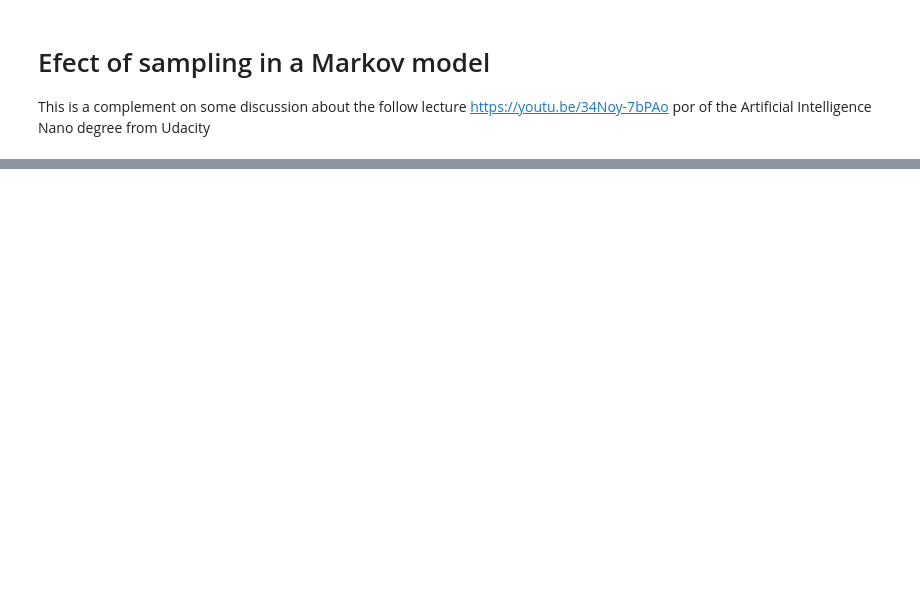
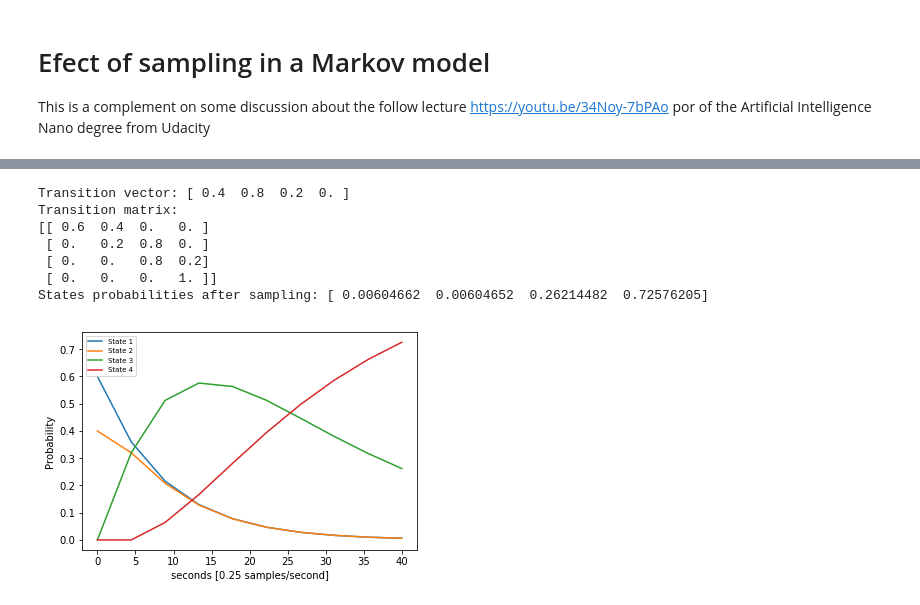
Before and after one commit to jganzabal/Sampling-Markov-Model-Example, a Jupyter notebook: Sampling Markov Model.ipynb, the cells around one changed output, grey strips where cells are left out. Drawn from its saved outputs; the diff is of its cells as text; code cells hidden in the pictures; blank space fills up the shorter version.

```diff
--- a/Sampling Markov Model.ipynb
+++ b/Sampling Markov Model.ipynb
@@ -103,0 +44,18 @@ x_1000 = np.linspace(0,runing_seconds, len(states_1000[0]))
+# %%
+samples_per_second = 0.25
+states_025 = hmms.get_state_probabilities(samples_per_second, runing_seconds)
+x_025 = np.linspace(0,runing_seconds, len(states_025[0]))
+curves = plt.plot(x_025, np.array(states_025).T)
+plt.legend(curves, ('State 1','State 2','State 3','State 4'), fontsize = 'x-small', loc = 'best')
+plt.xlabel('seconds [0.25 samples/second]')
+plt.ylabel('Probability')
+plt.show()
+# %% [output]
+Transition vector: [ 0.4  0.8  0.2  0. ]
+Transition matrix:
+[[ 0.6  0.4  0.   0. ]
+ [ 0.   0.2  0.8  0. ]
+ [ 0.   0.   0.8  0.2]
+ [ 0.   0.   0.   1. ]]
+States probabilities after sampling: [ 0.00604662  0.00604652  0.26214482  0.72576205]
+[figure, added]
```
Also changed, not shown: parts of 17 cells of this notebook, 1 other file.
